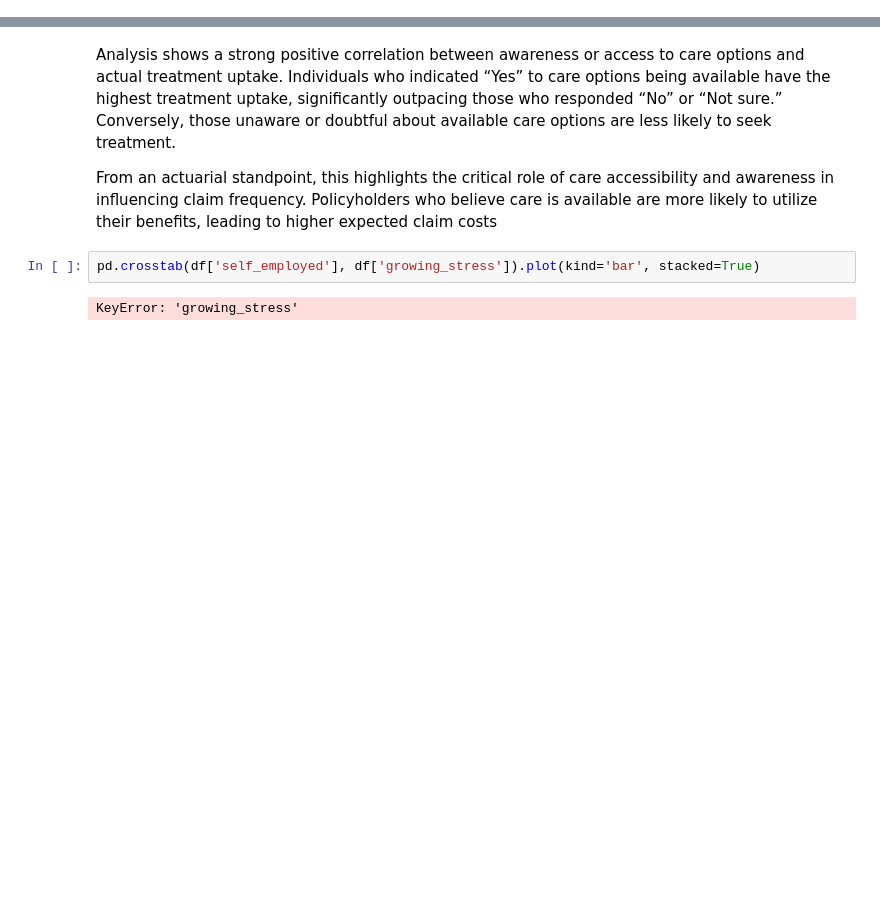
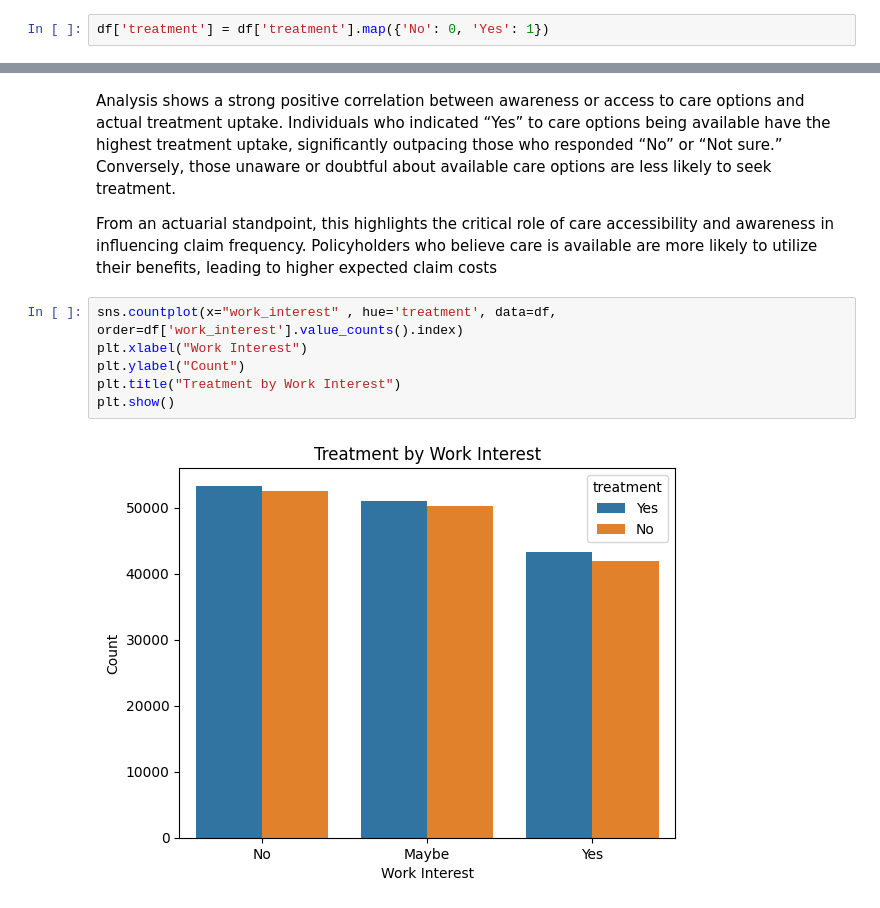
Before and after one commit to joseph-4640/mental-segmentation, a Jupyter notebook: mental.ipynb, the cells around one changed output, grey strips where cells are left out. Cells and saved outputs as stored; diff of their text form; blank space fills up the shorter version.

```diff
--- a/mental.ipynb
+++ b/mental.ipynb
@@ -68,2 +74,4 @@ df.head()
 # %% [markdown]
 **INFORMATION ON OUR DATASET**
+# %%
+df['treatment'] = df['treatment'].map({'No': 0, 'Yes': 1})
@@ -139,7 +155,11 @@ plt.show()
 Analysis shows a strong positive correlation between awareness or access to care options and actual treatment uptake. Individuals who indicated “Yes” to care options being available have the highest treatment uptake, significantly outpacing those who responded “No” or “Not sure.” Conversely, those unaware or doubtful about available care options are less likely to seek treatment.
 
 From an actuarial standpoint, this highlights the critical role of care accessibility and awareness in influencing claim frequency. Policyholders who believe care is available are more likely to utilize their benefits, leading to higher expected claim costs
-# %%
-pd.crosstab(df['self_employed'], df['growing_stress']).plot(kind='bar', stacked=True)
-# %% [output]
-KeyError: 'growing_stress'
+# %%
+sns.countplot(x="work_interest" , hue='treatment', data=df, order=df['work_interest'].value_counts().index)
+plt.xlabel("Work Interest")
+plt.ylabel("Count")
+plt.title("Treatment by Work Interest")
+plt.show()
+# %% [output]
+[figure, added]
```
Also changed, not shown: parts of 9 cells of this notebook.
